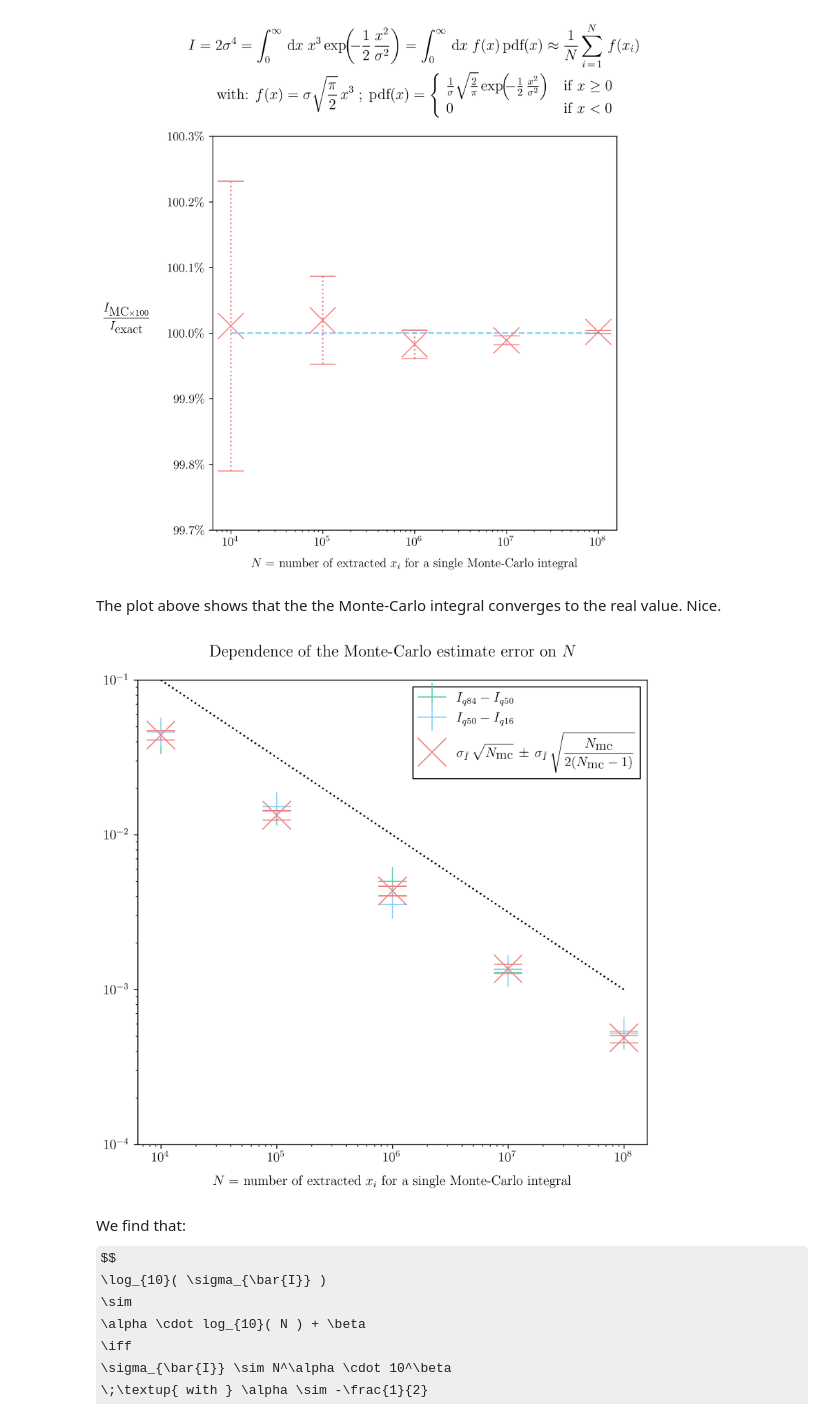
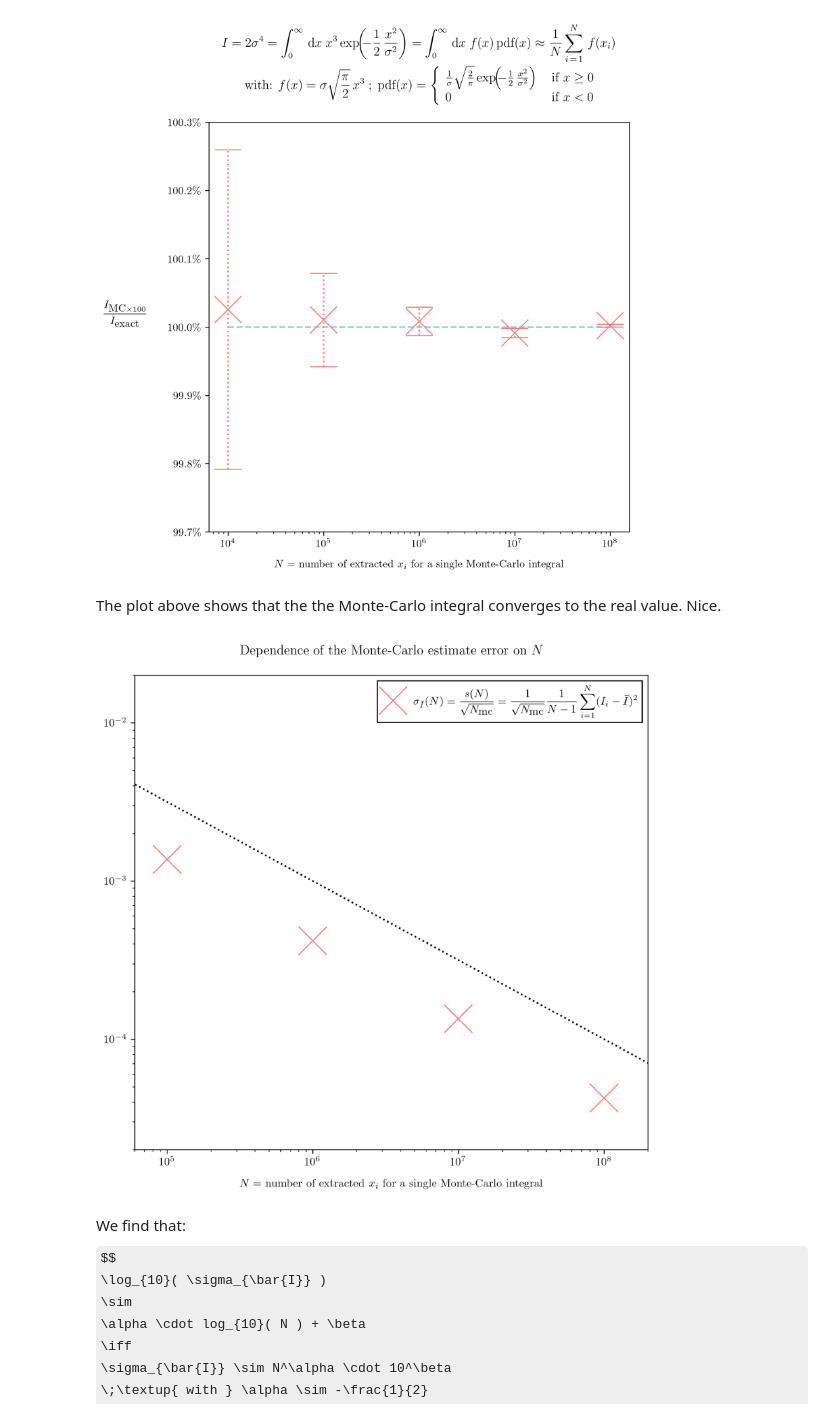
Before and after one commit to Andrea-Pierini/astrostatistics_bicocca_2022-1, a Jupyter notebook: working/L03.ipynb, the cells around one changed output. Cells and saved outputs as stored; diff of their text form; code cells hidden in the pictures; some formulas as TeX source.

```diff
--- a/working/L03.ipynb
+++ b/working/L03.ipynb
@@ -19,7 +19,7 @@ plt.rcParams.update({
     "text.usetex": True,
     "font.family": "serif",
     "font.serif" : ["Times New Roman"],
-	"font.size"  : 12,
+	"font.size"  : 10,
     "figure.dpi" : 300
     })
 plt.rc('text.latex', preamble=r'\usepackage{amssymb}')
@@ -173,6 +186,7 @@ fig , ax = plt.subplots(1,1, figsize=(7,7))
 ax.set_xscale('log')
 # ax.set_yscale('log')
 
+# just a LaTeX title with the recap of what we did
 latex_1 = (
       r"$$"
     + r" I = 2 \sigma^4 "
@@ -196,11 +210,19 @@ latex_1 = (
     +"\n"
 )
 
+# Analytical value of the integral I
 I_tru = 2 * sigma**4
 
+# We divide the mean of 100 Monte Carlo integrals we use as an estimator of I
+# and the standard deviation of this mean that we use as an estimator of the error on I
+# by the analytical value of I
 i_avg = I_avg / I_tru
 i_std = I_std / I_tru
 
+# We divide the median of 100 Monte Carlo integrals we use as another estimator of I
+# and the difference between 84 and 16 quantiles (normalized by sqrt(100)) that we use as an estimator of the error on I
+# by the analytical value of I as well
+i_q50 = I_q50 / I_tru
 i_q84 = ( I_q50 + (I_q84-I_q50)/np.sqrt(N_MC) ) / I_tru
 i_q16 = ( I_q50 + (I_q16-I_q50)/np.sqrt(N_MC) ) / I_tru
 
@@ -215,10 +237,10 @@ ax.vlines(N, ymin=i_avg-i_std, ymax=i_avg+i_std, ls=':', color='lightcoral')
 
 '''
 NN = np.array(N) * 1.05
-ax.plot(NN,I_q50, ls='', marker='x', color='lightskyblue')
-ax.plot(NN,i_q84, ls='', marker='_', color='lightskyblue')
-ax.plot(NN,i_q16, ls='', marker='_', color='lightskyblue')
-ax.vlines(NN, ymin=i_q16, ymax=i_q84, ls=':', color='lightskyblue')
+ax.plot(NN,i_q50, ls='', marker='x', color='khaki')
+ax.plot(NN,i_q84, ls='', marker='_', color='khaki')
+ax.plot(NN,i_q16, ls='', marker='_', color='khaki')
+ax.vlines(NN, ymin=i_q16, ymax=i_q84, ls=':', color='khaki')
 '''
 
 ax.set_ylim(0.997,1.003)
@@ -230,7 +252,7 @@ ax.set_ylabel(r'$$ \frac{ I_{\textup{MC} \times 100} }{ I_{\textup{exact}} } $$'
 
 fig.savefig('./L03_images/L03_Monte-Carlo.pdf', bbox_inches='tight')
 # %% [output]
-[figure, old version]
+[figure, new version]
 # %% [markdown]
 The plot above shows that the the Monte-Carlo integral converges to the real value. Nice.
 # %%
@@ -246,49 +268,50 @@ The plot above shows that the the Monte-Carlo integral converges to the real val
 #       sigma_sigma = sigma / sqrt(2(100-1)) = sigma / sqrt(198)
 
 fig , ax = plt.subplots(1,1, figsize=(7,7))
 
 I_tru = 2 * sigma**4
 
-i_std = I_std * np.sqrt(N_MC)
-i_sst = i_std / np.sqrt(2*(N_MC-1))
+
+I_sst = I_std / np.sqrt(2*(N_MC-1))
 i_68u = I_q84 - I_q50
 i_68d = I_q50 - I_q16
 
-labelin_1 = r'$$ \sigma_{\bar{I}} \, \sqrt{N_{\textup{mc}}} \,\pm\, '
-labelin_2 = r' \sigma_{\bar{I}} \, \sqrt{ \frac{ N_{\textup{mc}} }{2 ( N_{\textup{mc}} - 1) } } $$'
-labelup_1 = r'$$ I_{q84} - I_{q50} $$'
-labelup_2 = r'$$ I_{q50} - I_{q16} $$'
+labelin_1 = r'$$ \sigma_{\bar{I}}(N) = \frac{s(N)}{\sqrt{N_{\textup{mc}}}} = \frac{1}{\sqrt{N_{\textup{mc}}}}\frac{1}{N-1}\sum_{i=1}^N (I_i-\bar{I})^2 $$' #\, \sqrt{N_{\textup{mc}}}
+# labelin_2 = r' \,\pm\, \sigma_{\bar{I}}(N) \, \sqrt{ \frac{ 1 }{2 ( N_{\textup{mc}} - 1) } } $$'
+# labelup_1 = r'$$ I_{q84} - I_{q50} $$'
+# labelup_2 = r'$$ I_{q50} - I_{q16} $$'
 
 ax.set_title('Dependence of the Monte-Carlo estimate error on $N$'+'\n')
 
 ax.set_xscale('log')
 ax.set_yscale('log')
 
-ax.set_ylim(1e-4,1e-1)
+ax.set_xlim(6e4,2e8)
+ax.set_ylim(2e-5,2e-2)
 
-ax.plot(N, i_68d, ls='', marker='+', ms=25, color='mediumaquamarine', label=labelup_1)
-ax.plot(N, i_68u, ls='', marker='+', ms=25, color='lightskyblue', label=labelup_2)
+# ax.plot(N, i_68d, ls='', marker='+', ms=25, color='mediumaquamarine', label=labelup_1)
+# ax.plot(N, i_68u, ls='', marker='+', ms=25, color='lightskyblue', label=labelup_2)
 
-ax.plot(N,i_std, ls='', marker='x', ms=25, color='lightcoral',label=labelin_1+labelin_2)
-ax.plot(N,i_std+i_sst, ls='', marker='_', ms=25, color='lightcoral')
-ax.plot(N,i_std-i_sst, ls='', marker='_', ms=25, color='lightcoral')
-ax.vlines(N, ymin=i_std-i_sst, ymax=i_std+i_sst, ls=':', color='lightcoral')
+ax.plot(N,I_std, ls='', marker='x', ms=25, color='lightcoral',label=labelin_1) #+labelin_2)
+# ax.plot(N,I_std+I_sst, ls='', marker='_', ms=25, color='lightcoral')
+# ax.plot(N,I_std-I_sst, ls='', marker='_', ms=25, color='lightcoral')
+# ax.vlines(N, ymin=I_std-I_sst, ymax=I_std+I_sst, ls='-', color='lightcoral')
 
 ax.set_xlabel('$N=$ number of extracted $x_i$ for a single Monte-Carlo integral', labelpad=10)
 
 
-xn = np.logspace(4,8,1000)
-fn = xn**(-1/2) * np.sqrt(N_MC)
+xn = np.logspace(3.5,8.5,1000)
+fn = xn**(-1/2)
 
 ax.plot(xn, fn, color='black', ls=':')
 
 ax.legend(frameon=True, framealpha=1, fancybox=False, edgecolor='black', loc=1)
 
 
 fig.tight_layout()
 fig.savefig('./L03_images/L03_Monte-Carlo__std.pdf', bbox_inches='tight')
 # %% [output]
-[figure, old version]
+[figure, new version]
 # %% [markdown]
 
 We find that:
```
Also changed, not shown: parts of 4 cells of this notebook, 7 other files.
